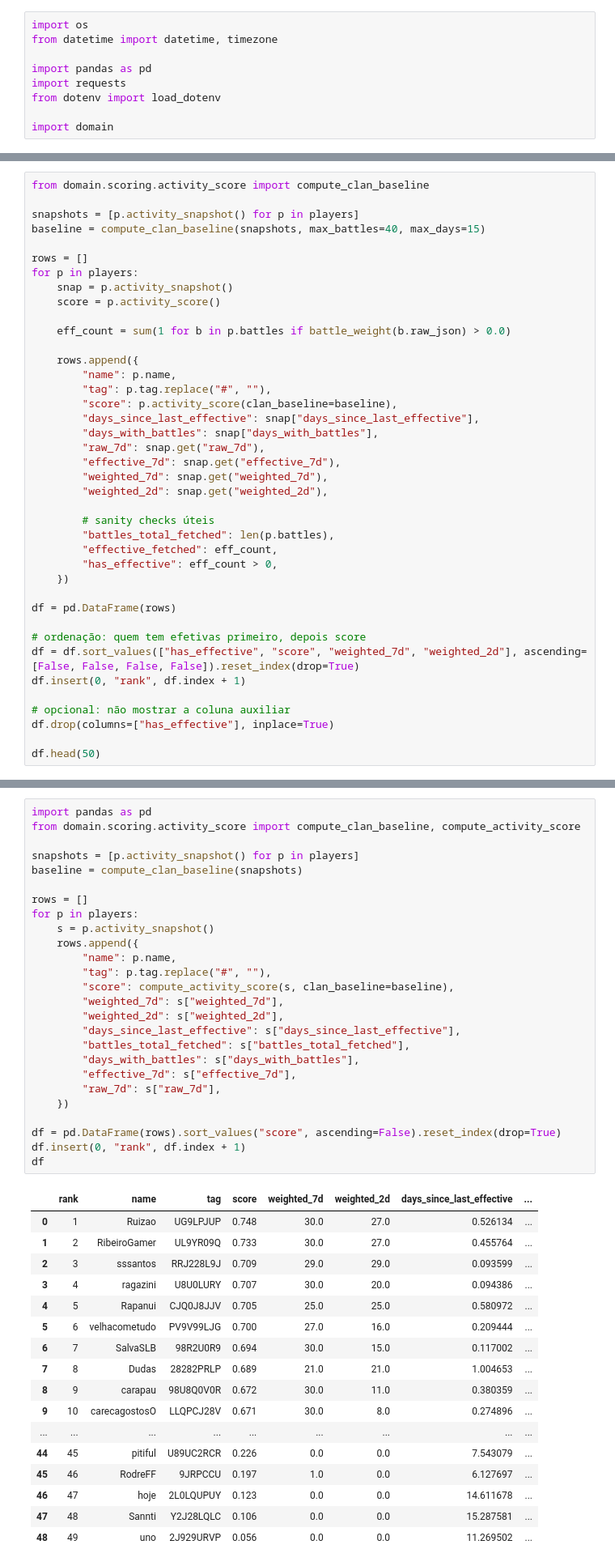
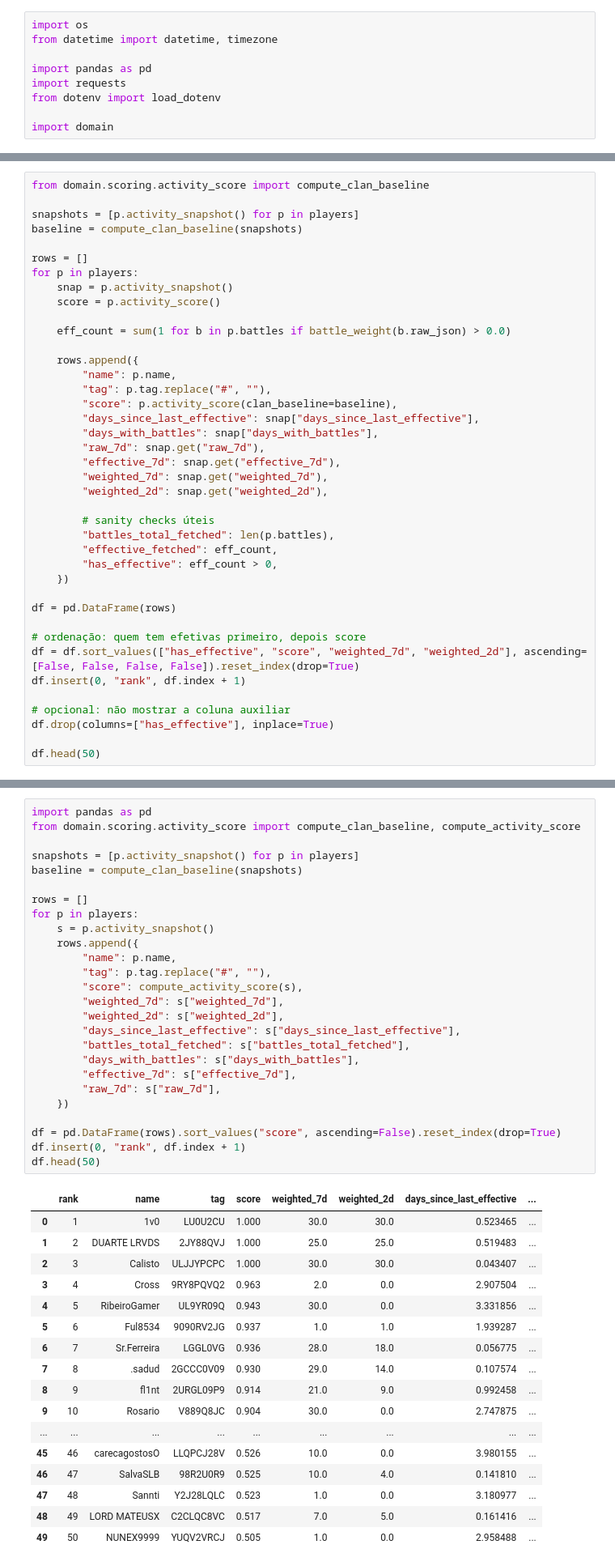
Before and after one commit to zDud4s/crownledger-bot, a Jupyter notebook: notebooks/01_scores_debug.ipynb, the cells around one changed output, grey strips where cells are left out. Shown at 81% size. Saved outputs shown, nothing was run; the diff lists cells and outputs as text.

```diff
--- a/notebooks/01_scores_debug.ipynb
+++ b/notebooks/01_scores_debug.ipynb
@@ -119,7 +106,7 @@ len(players), sum(len(p.battles) for p in players)
 from domain.scoring.activity_score import compute_clan_baseline
 
 snapshots = [p.activity_snapshot() for p in players]
-baseline = compute_clan_baseline(snapshots, max_battles=40, max_days=15)
+baseline = compute_clan_baseline(snapshots)
 
 rows = []
 for p in players:
@@ -187,44 +158,44 @@ Name: count, dtype: int64
 # %%
 import pandas as pd
 from domain.scoring.activity_score import compute_clan_baseline, compute_activity_score
 
 snapshots = [p.activity_snapshot() for p in players]
 baseline = compute_clan_baseline(snapshots)
 
 rows = []
 for p in players:
     s = p.activity_snapshot()
     rows.append({
         "name": p.name,
         "tag": p.tag.replace("#", ""),
-        "score": compute_activity_score(s, clan_baseline=baseline),
+        "score": compute_activity_score(s),
         "weighted_7d": s["weighted_7d"],
         "weighted_2d": s["weighted_2d"],
         "days_since_last_effective": s["days_since_last_effective"],
         "battles_total_fetched": s["battles_total_fetched"],
         "days_with_battles": s["days_with_battles"],
         "effective_7d": s["effective_7d"],
         "raw_7d": s["raw_7d"],
     })
 
 df = pd.DataFrame(rows).sort_values("score", ascending=False).reset_index(drop=True)
 df.insert(0, "rank", df.index + 1)
-df
+df.head(50)
 # %% [output]
 |  | rank | name | tag | score | weighted_7d | weighted_2d | days_since_last_effective | ... |
-| 0 | 1 | Ruizao | UG9LPJUP | 0.748 | 30.0 | 27.0 | 0.526134 | ... |
-| 1 | 2 | RibeiroGamer | UL9YR09Q | 0.733 | 30.0 | 27.0 | 0.455764 | ... |
-| 2 | 3 | sssantos | RRJ228L9J | 0.709 | 29.0 | 29.0 | 0.093599 | ... |
-| 3 | 4 | ragazini | U8U0LURY | 0.707 | 30.0 | 20.0 | 0.094386 | ... |
-| 4 | 5 | Rapanui | CJQ0J8JJV | 0.705 | 25.0 | 25.0 | 0.580972 | ... |
-| 5 | 6 | velhacometudo | PV9V99LJG | 0.700 | 27.0 | 16.0 | 0.209444 | ... |
-| 6 | 7 | SalvaSLB | 98R2U0R9 | 0.694 | 30.0 | 15.0 | 0.117002 | ... |
-| 7 | 8 | Dudas | 28282PRLP | 0.689 | 21.0 | 21.0 | 1.004653 | ... |
-| 8 | 9 | carapau | 98U8Q0V0R | 0.672 | 30.0 | 11.0 | 0.380359 | ... |
-| 9 | 10 | carecagostosO | LLQPCJ28V | 0.671 | 30.0 | 8.0 | 0.274896 | ... |
+| 0 | 1 | 1v0 | LU0U2CU | 1.000 | 30.0 | 30.0 | 0.523465 | ... |
+| 1 | 2 | DUARTE LRVDS | 2JY88QVJ | 1.000 | 25.0 | 25.0 | 0.519483 | ... |
+| 2 | 3 | Calisto | ULJJYPCPC | 1.000 | 30.0 | 30.0 | 0.043407 | ... |
+| 3 | 4 | Cross | 9RY8PQVQ2 | 0.963 | 2.0 | 0.0 | 2.907504 | ... |
+| 4 | 5 | RibeiroGamer | UL9YR09Q | 0.943 | 30.0 | 0.0 | 3.331856 | ... |
+| 5 | 6 | Ful8534 | 9090RV2JG | 0.937 | 1.0 | 1.0 | 1.939287 | ... |
+| 6 | 7 | Sr.Ferreira | LGGL0VG | 0.936 | 28.0 | 18.0 | 0.056775 | ... |
+| 7 | 8 | .sadud | 2GCCC0V09 | 0.930 | 29.0 | 14.0 | 0.107574 | ... |
+| 8 | 9 | fl1nt | 2URGL09P9 | 0.914 | 21.0 | 9.0 | 0.992458 | ... |
+| 9 | 10 | Rosario | V889Q8JC | 0.904 | 30.0 | 0.0 | 2.747875 | ... |
 | ... | ... | ... | ... | ... | ... | ... | ... | ... |
-| 44 | 45 | pitiful | U89UC2RCR | 0.226 | 0.0 | 0.0 | 7.543079 | ... |
-| 45 | 46 | RodreFF | 9JRPCCU | 0.197 | 1.0 | 0.0 | 6.127697 | ... |
-| 46 | 47 | hoje | 2L0LQUPUY | 0.123 | 0.0 | 0.0 | 14.611678 | ... |
-| 47 | 48 | Sannti | Y2J28LQLC | 0.106 | 0.0 | 0.0 | 15.287581 | ... |
-| 48 | 49 | uno | 2J929URVP | 0.056 | 0.0 | 0.0 | 11.269502 | ... |
+| 45 | 46 | carecagostosO | LLQPCJ28V | 0.526 | 10.0 | 0.0 | 3.980155 | ... |
+| 46 | 47 | SalvaSLB | 98R2U0R9 | 0.525 | 10.0 | 4.0 | 0.141810 | ... |
+| 47 | 48 | Sannti | Y2J28LQLC | 0.523 | 1.0 | 0.0 | 3.180977 | ... |
+| 48 | 49 | LORD MATEUSX | C2CLQC8VC | 0.517 | 7.0 | 5.0 | 0.161416 | ... |
+| 49 | 50 | NUNEX9999 | YUQV2VRCJ | 0.505 | 1.0 | 0.0 | 2.958488 | ... |
```
Also changed, not shown: parts of 13 cells of this notebook, 34 other files.
